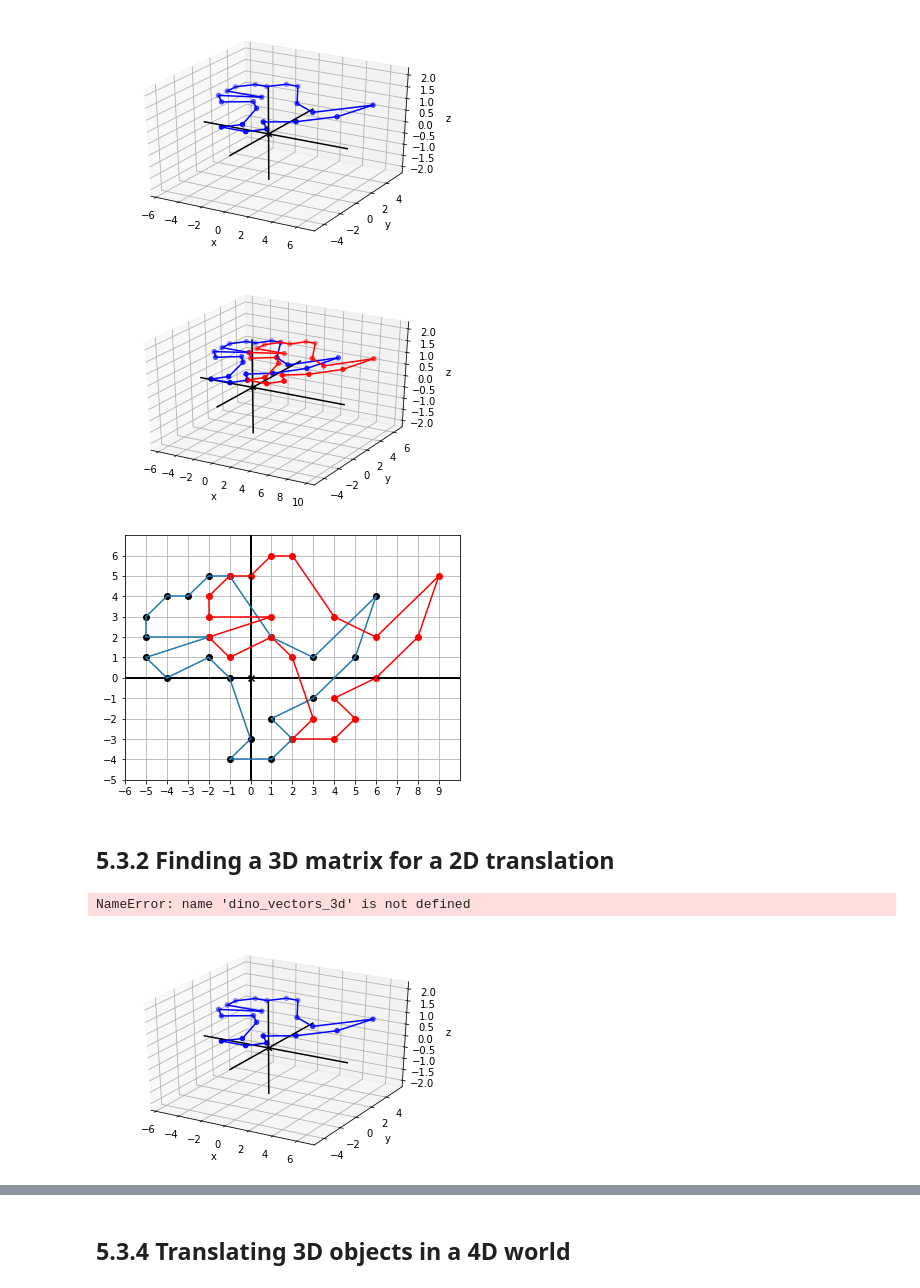
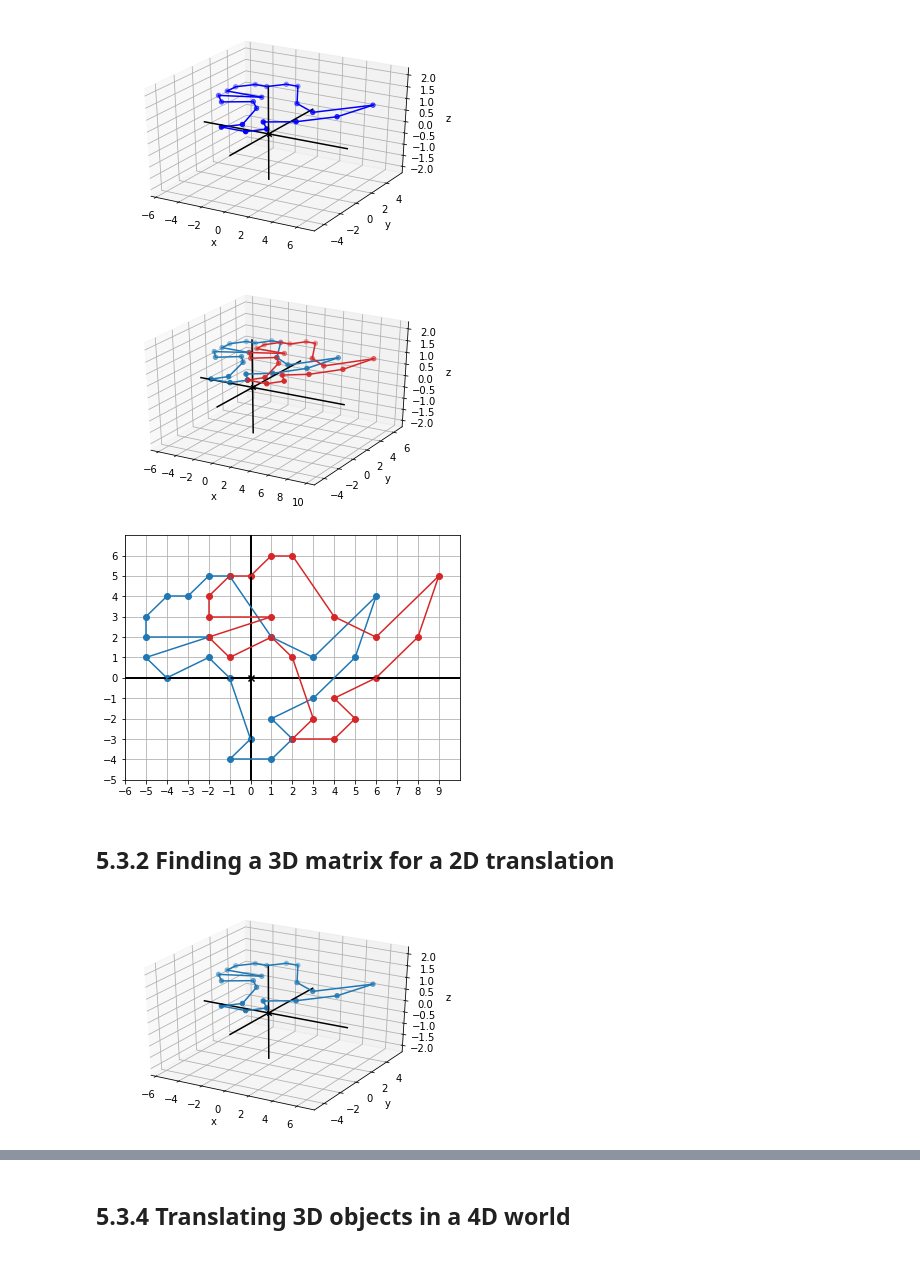
Before and after one commit to orlandpm/Math-for-Programmers, a Jupyter notebook: Chapter 05/Chapter 5 Walkthrough.ipynb, the cells around one changed output, grey strips where cells are left out. Saved outputs shown, nothing was run; the diff lists cells and outputs as text; code cells hidden in the pictures.

Commit message:
ch5 graphics

```diff
--- a/Chapter 05/Chapter 5 Walkthrough.ipynb
+++ b/Chapter 05/Chapter 5 Walkthrough.ipynb
@@ -285,39 +286,40 @@ magic_matrix = (
 translated = [multiply_matrix_vector(magic_matrix, v) for v in dino_3d]
 # %%
 draw3d(
-    Points3D(*dino_3d, color='blue'),
-    *polygon_segments_3d(dino_3d,color='blue'),
-    Points3D(*translated,color='red'),
-    *polygon_segments_3d(translated,color='red')
+    Points3D(*dino_3d, color='C0'),
+    *polygon_segments_3d(dino_3d,color='C0'),
+    Points3D(*translated,color='C3'),
+    *polygon_segments_3d(translated,color='C3'),
+    save_as='figures/5.27.svg'
 )
 # %% [output]
-[figure, old version]
+[figure, new version]
 # %%
 translated_2d = [(x,y) for (x,y,z) in translated]
 # %%
 draw(
-    Points(*dino_vectors),
-    Polygon(*dino_vectors),
-    Points(*translated_2d, color='red'),
-    Polygon(*translated_2d, color='red')
+    Points(*dino_vectors,color='C0'),
+    Polygon(*dino_vectors,color='C0'),
+    Points(*translated_2d, color='C3'),
+    Polygon(*translated_2d, color='C3'),
+    save_as='figures/5.28.svg'
 )
 # %% [output]
-[figure, old version]
+[figure, new version]
 # %% [markdown]
 ## 5.3.2 Finding a 3D matrix for a 2D translation
 # %%
 rotate_and_translate = ((0,-1,3),(1,0,1),(0,0,1))
 rotated_translated_dino = [
     multiply_matrix_vector(rotate_and_translate, v)
-    for v in dino_vectors_3d]
+    for v in dino_3d]
-# %% [output]
-NameError: name 'dino_vectors_3d' is not defined
 # %%
 draw3d(
-    Points3D(*dino_3d, color='blue'),
-    *polygon_segments_3d(dino_3d)
+    Points3D(*dino_3d, color='C0'),
+    *polygon_segments_3d(dino_3d, color='C0'),
+    save_as='figures/5.32a.svg'
 )
 # %% [output]
-[figure, old version]
+[figure, new version]
 # %%
 draw3d(
```
Also changed, not shown: parts of 11 cells of this notebook, 30 other files.
